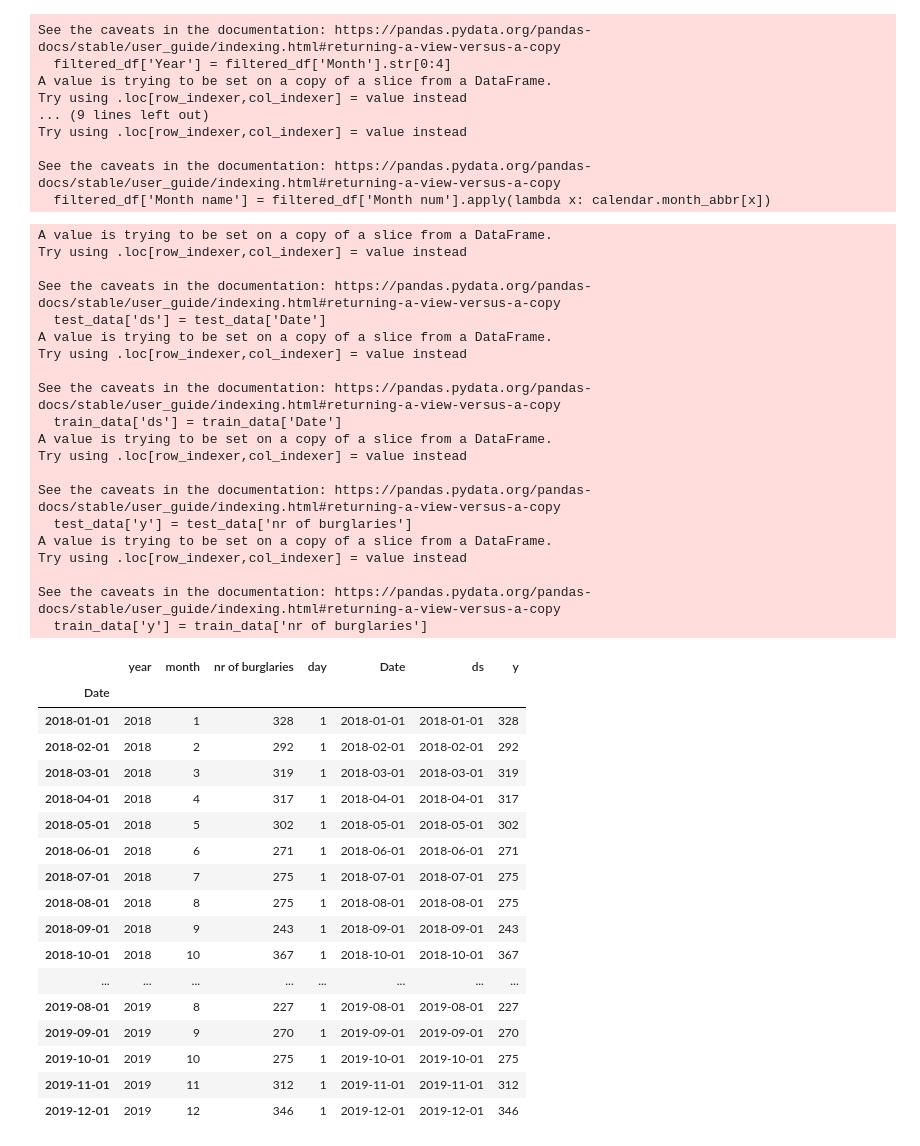
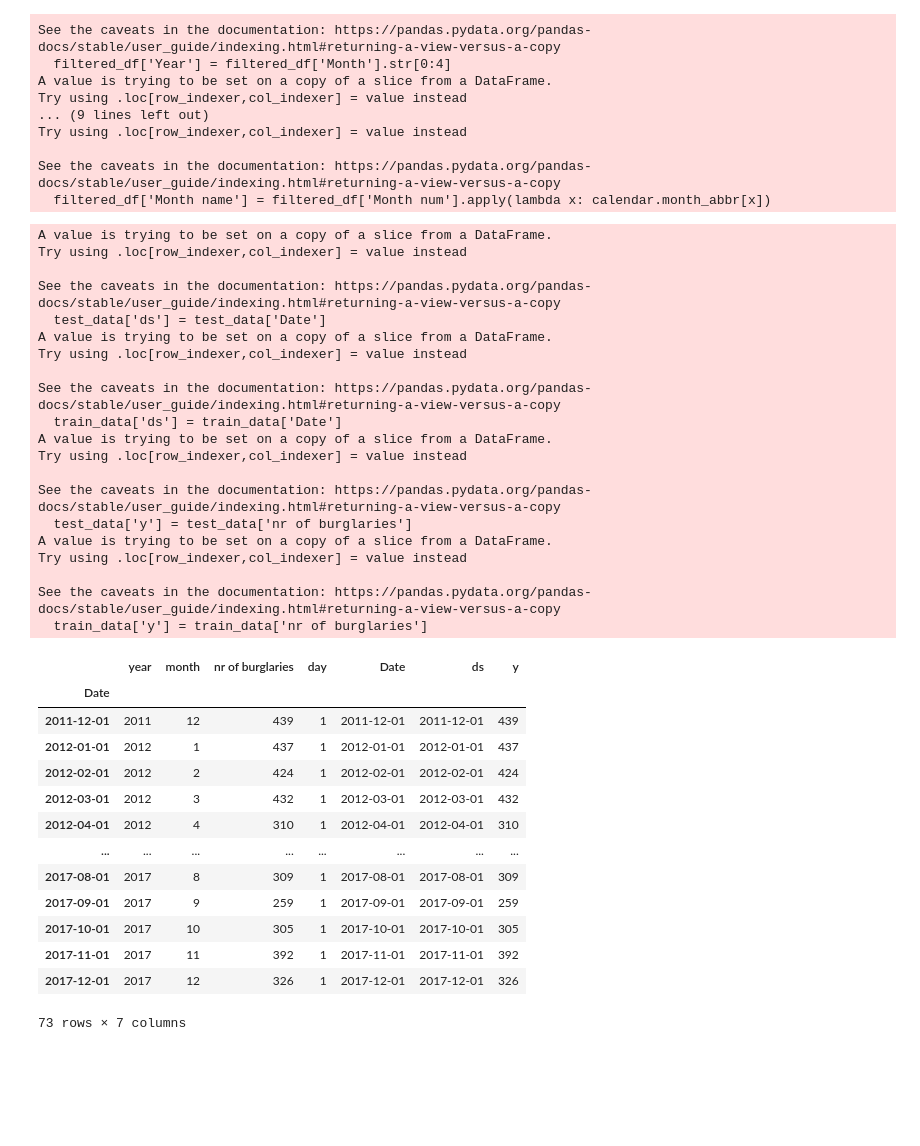
Before and after one commit to isavgt/JBG050-group11, a Jupyter notebook: LSTM.ipynb, the cells around one changed output. Drawn from its saved outputs; the diff is of its cells as text; code cells hidden in the pictures; blank space fills up the shorter version.

```diff
--- a/LSTM.ipynb
+++ b/LSTM.ipynb
@@ -95,50 +72,46 @@ See the caveats in the documentation: https://pandas.pydata.org/pandas-docs/stab
 # Divide test and train data
 train_data = monthly_grouped_df[monthly_grouped_df['year']<2018]
 test_data = monthly_grouped_df[(monthly_grouped_df['year']>2017) & (monthly_grouped_df['year'] <2020)]
 test_data['ds'] = test_data['Date']
 train_data['ds'] = train_data['Date']
 test_data['y'] = test_data['nr of burglaries']
 train_data['y'] = train_data['nr of burglaries']
-test_data
+train_data
 # %% [output]
 A value is trying to be set on a copy of a slice from a DataFrame.
 Try using .loc[row_indexer,col_indexer] = value instead
 
 See the caveats in the documentation: https://pandas.pydata.org/pandas-docs/stable/user_guide/indexing.html#returning-a-view-versus-a-copy
   test_data['ds'] = test_data['Date']
 A value is trying to be set on a copy of a slice from a DataFrame.
 Try using .loc[row_indexer,col_indexer] = value instead
 
 See the caveats in the documentation: https://pandas.pydata.org/pandas-docs/stable/user_guide/indexing.html#returning-a-view-versus-a-copy
   train_data['ds'] = train_data['Date']
 A value is trying to be set on a copy of a slice from a DataFrame.
 Try using .loc[row_indexer,col_indexer] = value instead
 
 See the caveats in the documentation: https://pandas.pydata.org/pandas-docs/stable/user_guide/indexing.html#returning-a-view-versus-a-copy
   test_data['y'] = test_data['nr of burglaries']
 A value is trying to be set on a copy of a slice from a DataFrame.
 Try using .loc[row_indexer,col_indexer] = value instead
 
 See the caveats in the documentation: https://pandas.pydata.org/pandas-docs/stable/user_guide/indexing.html#returning-a-view-versus-a-copy
   train_data['y'] = train_data['nr of burglaries']
 |  | year | month | nr of burglaries | day | Date | ds | y |
 | Date |  |  |  |  |  |  |  |
-| 2018-01-01 | 2018 | 1 | 328 | 1 | 2018-01-01 | 2018-01-01 | 328 |
-| 2018-02-01 | 2018 | 2 | 292 | 1 | 2018-02-01 | 2018-02-01 | 292 |
-| 2018-03-01 | 2018 | 3 | 319 | 1 | 2018-03-01 | 2018-03-01 | 319 |
-| 2018-04-01 | 2018 | 4 | 317 | 1 | 2018-04-01 | 2018-04-01 | 317 |
-| 2018-05-01 | 2018 | 5 | 302 | 1 | 2018-05-01 | 2018-05-01 | 302 |
-| 2018-06-01 | 2018 | 6 | 271 | 1 | 2018-06-01 | 2018-06-01 | 271 |
-| 2018-07-01 | 2018 | 7 | 275 | 1 | 2018-07-01 | 2018-07-01 | 275 |
-| 2018-08-01 | 2018 | 8 | 275 | 1 | 2018-08-01 | 2018-08-01 | 275 |
-| 2018-09-01 | 2018 | 9 | 243 | 1 | 2018-09-01 | 2018-09-01 | 243 |
-| 2018-10-01 | 2018 | 10 | 367 | 1 | 2018-10-01 | 2018-10-01 | 367 |
+| 2011-12-01 | 2011 | 12 | 439 | 1 | 2011-12-01 | 2011-12-01 | 439 |
+| 2012-01-01 | 2012 | 1 | 437 | 1 | 2012-01-01 | 2012-01-01 | 437 |
+| 2012-02-01 | 2012 | 2 | 424 | 1 | 2012-02-01 | 2012-02-01 | 424 |
+| 2012-03-01 | 2012 | 3 | 432 | 1 | 2012-03-01 | 2012-03-01 | 432 |
+| 2012-04-01 | 2012 | 4 | 310 | 1 | 2012-04-01 | 2012-04-01 | 310 |
 | ... | ... | ... | ... | ... | ... | ... | ... |
-| 2019-08-01 | 2019 | 8 | 227 | 1 | 2019-08-01 | 2019-08-01 | 227 |
-| 2019-09-01 | 2019 | 9 | 270 | 1 | 2019-09-01 | 2019-09-01 | 270 |
-| 2019-10-01 | 2019 | 10 | 275 | 1 | 2019-10-01 | 2019-10-01 | 275 |
-| 2019-11-01 | 2019 | 11 | 312 | 1 | 2019-11-01 | 2019-11-01 | 312 |
-| 2019-12-01 | 2019 | 12 | 346 | 1 | 2019-12-01 | 2019-12-01 | 346 |
+| 2017-08-01 | 2017 | 8 | 309 | 1 | 2017-08-01 | 2017-08-01 | 309 |
+| 2017-09-01 | 2017 | 9 | 259 | 1 | 2017-09-01 | 2017-09-01 | 259 |
+| 2017-10-01 | 2017 | 10 | 305 | 1 | 2017-10-01 | 2017-10-01 | 305 |
+| 2017-11-01 | 2017 | 11 | 392 | 1 | 2017-11-01 | 2017-11-01 | 392 |
+| 2017-12-01 | 2017 | 12 | 326 | 1 | 2017-12-01 | 2017-12-01 | 326 |
+73 rows × 7 columns
 # %%
 # Extract the relevant columns from the dataset
 train_data = train_data[['ds', 'y']]
```
Also changed, not shown: parts of 18 cells of this notebook.
